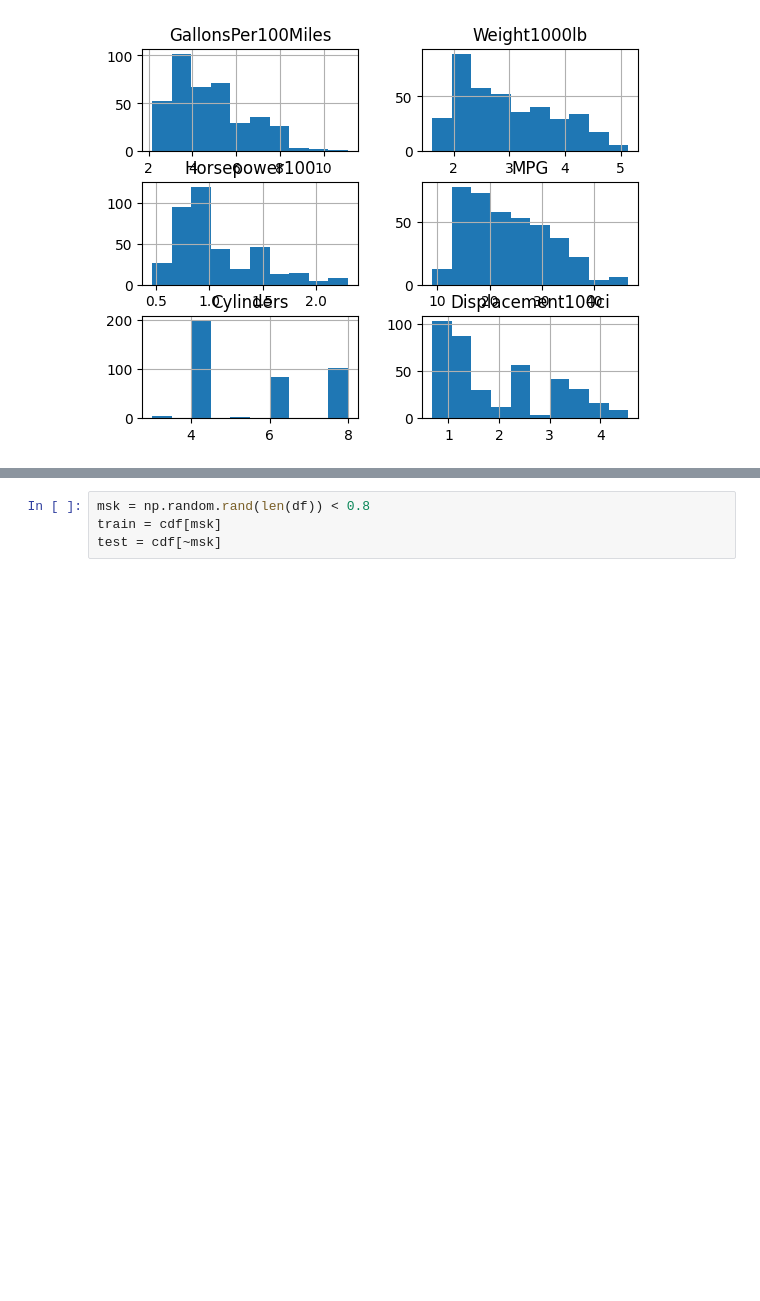
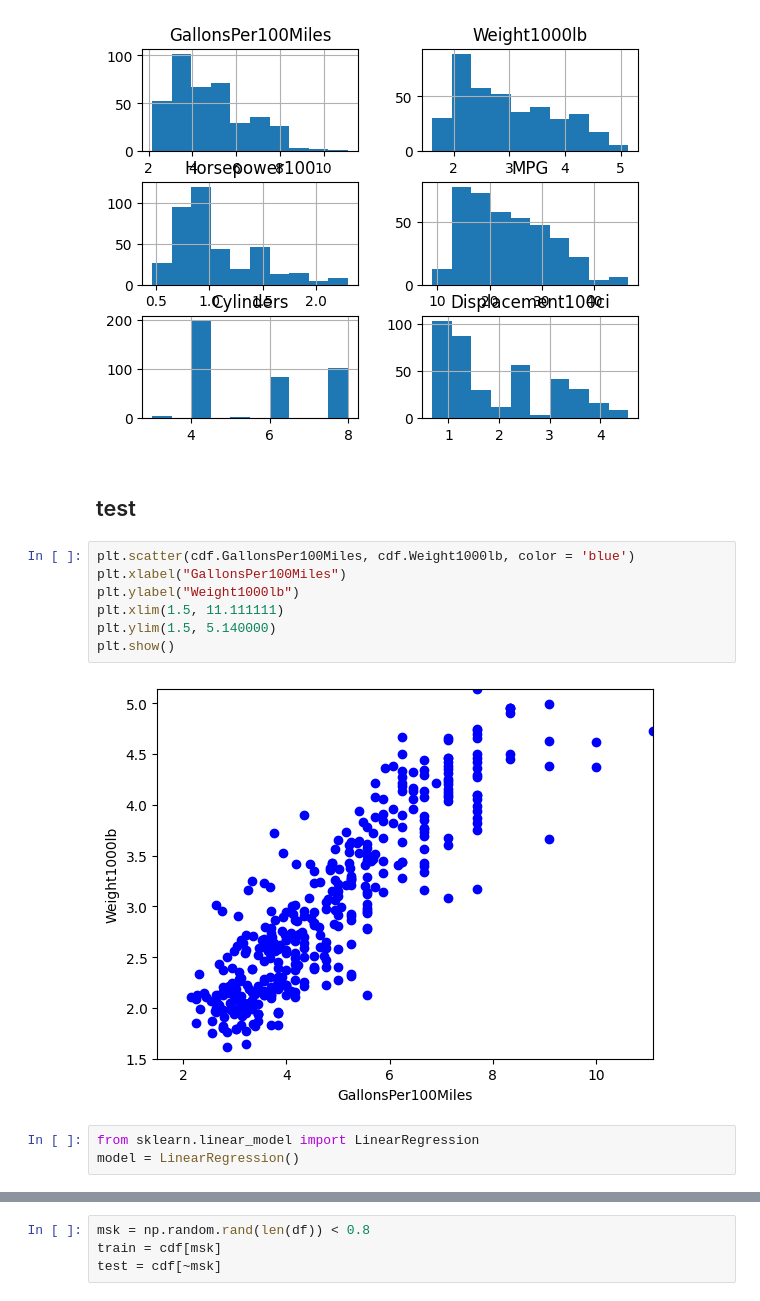
Before and after one commit to gibanator/assignment_3, a Jupyter notebook: linear_regression.ipynb, the cells around one changed output, grey strips where cells are left out. Drawn from its saved outputs; the diff is of its cells as text; blank space fills up the shorter version.

```diff
--- a/linear_regression.ipynb
+++ b/linear_regression.ipynb
@@ -67,3 +67,17 @@ viz.hist()
 plt.show()
 # %% [output]
 [figure]
+# %% [markdown]
+## test
+# %%
+plt.scatter(cdf.GallonsPer100Miles, cdf.Weight1000lb, color = 'blue')
+plt.xlabel("GallonsPer100Miles")
+plt.ylabel("Weight1000lb")
+plt.xlim(1.5, 11.111111)
+plt.ylim(1.5, 5.140000)
+plt.show()
+# %% [output]
+[figure, added]
+# %%
+from sklearn.linear_model import LinearRegression
+model = LinearRegression()
```
Also changed, not shown: parts of 18 cells of this notebook.
